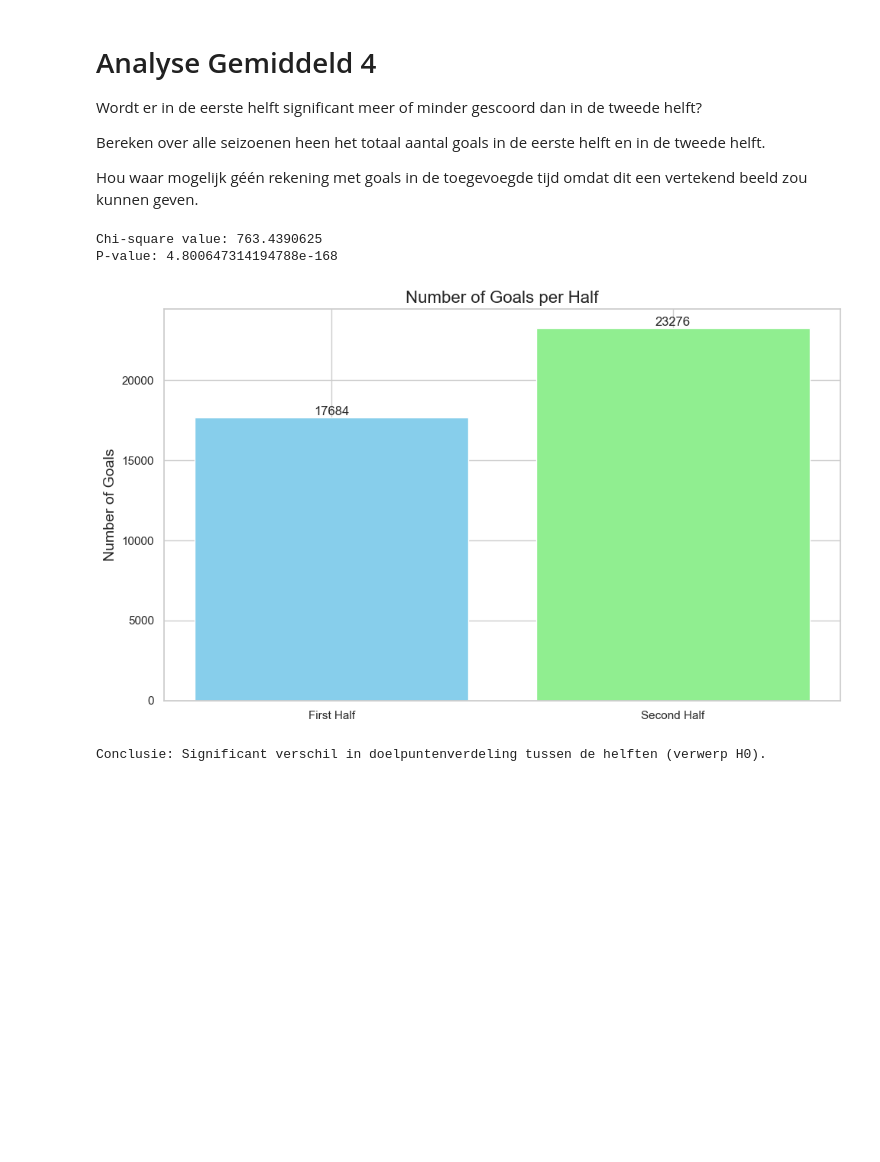
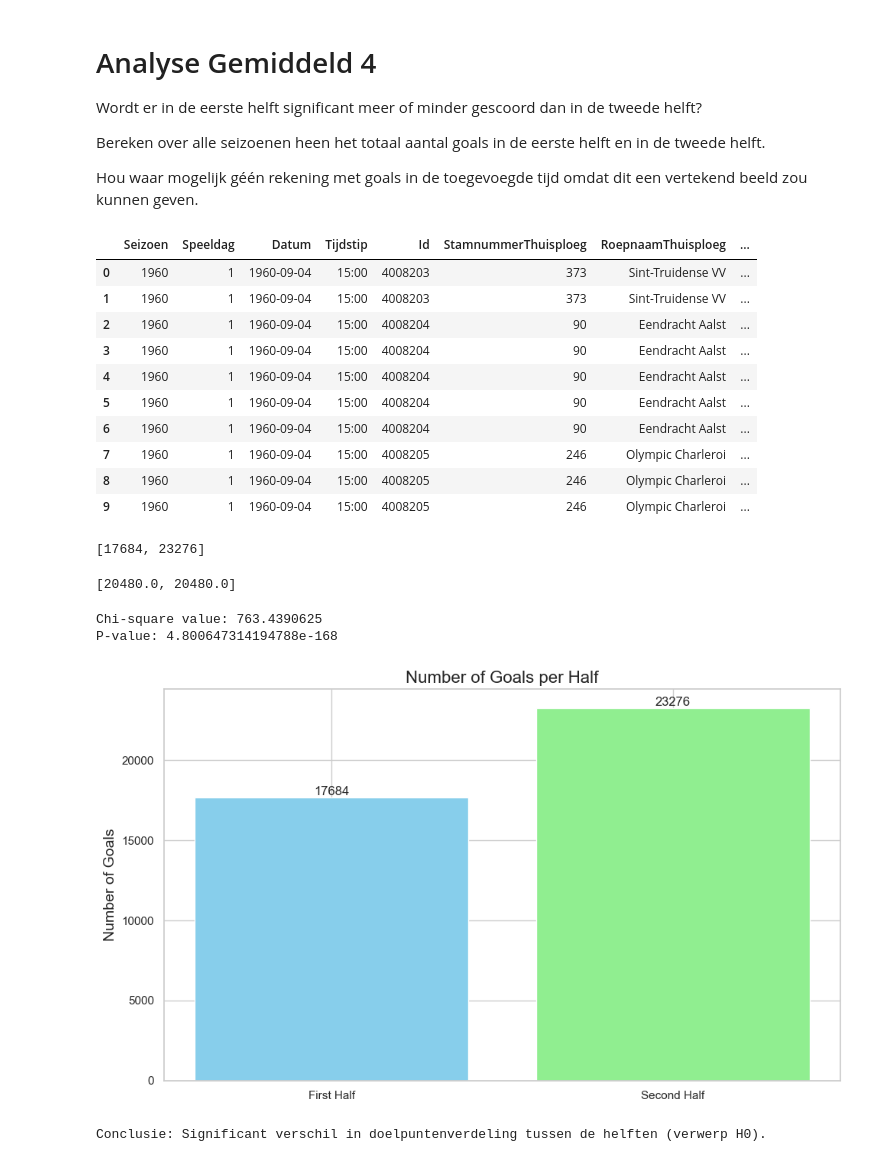
Before and after one commit to Robbevanherpe1/DEP1-2023-2024-groep30, a Jupyter notebook: analyses/robbe/analyse_gemiddeld4.ipynb, the cells around one changed output. Saved outputs shown, nothing was run; the diff lists cells and outputs as text; code cells hidden in the pictures; blank space fills up the shorter version.

```diff
--- a/analyses/robbe/analyse_gemiddeld4.ipynb
+++ b/analyses/robbe/analyse_gemiddeld4.ipynb
@@ -15,24 +15,47 @@ import seaborn as sns
 # %%
 # Laad de data
 doelpunten_data = pd.read_csv(r"C:\Users\Robbe\Documents\School_jaar_2\sem2\DEP\doelpunten.csv", sep=";")
+doelpunten_data.head(10)
+# %% [output]
+|  | Seizoen | Speeldag | Datum | Tijdstip | Id | StamnummerThuisploeg | RoepnaamThuisploeg | ... |
+| 0 | 1960 | 1 | 1960-09-04 | 15:00 | 4008203 | 373 | Sint-Truidense VV | ... |
+| 1 | 1960 | 1 | 1960-09-04 | 15:00 | 4008203 | 373 | Sint-Truidense VV | ... |
+| 2 | 1960 | 1 | 1960-09-04 | 15:00 | 4008204 | 90 | Eendracht Aalst | ... |
+| 3 | 1960 | 1 | 1960-09-04 | 15:00 | 4008204 | 90 | Eendracht Aalst | ... |
+| 4 | 1960 | 1 | 1960-09-04 | 15:00 | 4008204 | 90 | Eendracht Aalst | ... |
+| 5 | 1960 | 1 | 1960-09-04 | 15:00 | 4008204 | 90 | Eendracht Aalst | ... |
+| 6 | 1960 | 1 | 1960-09-04 | 15:00 | 4008204 | 90 | Eendracht Aalst | ... |
+| 7 | 1960 | 1 | 1960-09-04 | 15:00 | 4008205 | 246 | Olympic Charleroi | ... |
+| 8 | 1960 | 1 | 1960-09-04 | 15:00 | 4008205 | 246 | Olympic Charleroi | ... |
+| 9 | 1960 | 1 | 1960-09-04 | 15:00 | 4008205 | 246 | Olympic Charleroi | ... |
+# %%
+# Doelpunten identificeren in de eerste en tweede helft
+doelpunten_1e_helft = doelpunten_data[doelpunten_data['MinDoelpunt'] <= 45]
+doelpunten_2e_helft = doelpunten_data.query('45 < MinDoelpunt <= 90')
+
+# Totaal aantal doelpunten per helft berekenen
+totals = [len(doelpunten_1e_helft), len(doelpunten_2e_helft)]
+totals
+# %% [output]
+[17684, 23276]
+# %%
+# Verwachte doelpunten aannemende een gelijke verdeling
+expected_goals = [sum(totals) / 2] * 2
+
+expected_goals
+# %% [output]
+[20480.0, 20480.0]
+# %%
+# Chi-kwadraat Goedheid van Fit test uitvoeren
+chi2_stat, p_value = chisquare(f_obs=totals, f_exp=expected_goals)
+
+# Resultaten uitvoeren
+print(f"Chi-square value: {chi2_stat}")
+print(f"P-value: {p_value}")
+# %% [output]
+Chi-square value: 763.4390625
+P-value: 4.800647314194788e-168
 # %%
-# Doelpunten identificeren in de eerste en tweede helft
-doelpunten_1e_helft = doelpunten_data[doelpunten_data['MinDoelpunt'] <= 45]
-doelpunten_2e_helft = doelpunten_data.query('45 < MinDoelpunt <= 90')
-
-# Totaal aantal doelpunten per helft berekenen
-totals = [len(doelpunten_1e_helft), len(doelpunten_2e_helft)]
-
-# Verwachte doelpunten aannemende een gelijke verdeling
-expected_goals = [sum(totals) / 2] * 2
-
-# Chi-kwadraat Goedheid van Fit test uitvoeren
-chi2_stat, p_value = chisquare(f_obs=totals, f_exp=expected_goals)
-
-# Resultaten uitvoeren
-print(f"Chi-square value: {chi2_stat}")
-print(f"P-value: {p_value}")
-
 # Plot instellingen met seaborn
 sns.set(style="whitegrid")
 labels = ['First Half', 'Second Half']
@@ -58,7 +81,5 @@ if p_value < 0.05:
 else:
     print("Conclusie: Geen significant verschil in doelpuntenverdeling tussen de helften (H0 niet verwerpen).")
 # %% [output]
+[figure]
-Chi-square value: 763.4390625
-P-value: 4.800647314194788e-168
+Conclusie: Significant verschil in doelpuntenverdeling tussen de helften (verwerp H0).
-[figure]
-Conclusie: Significant verschil in doelpuntenverdeling tussen de helften (verwerp H0).
```
